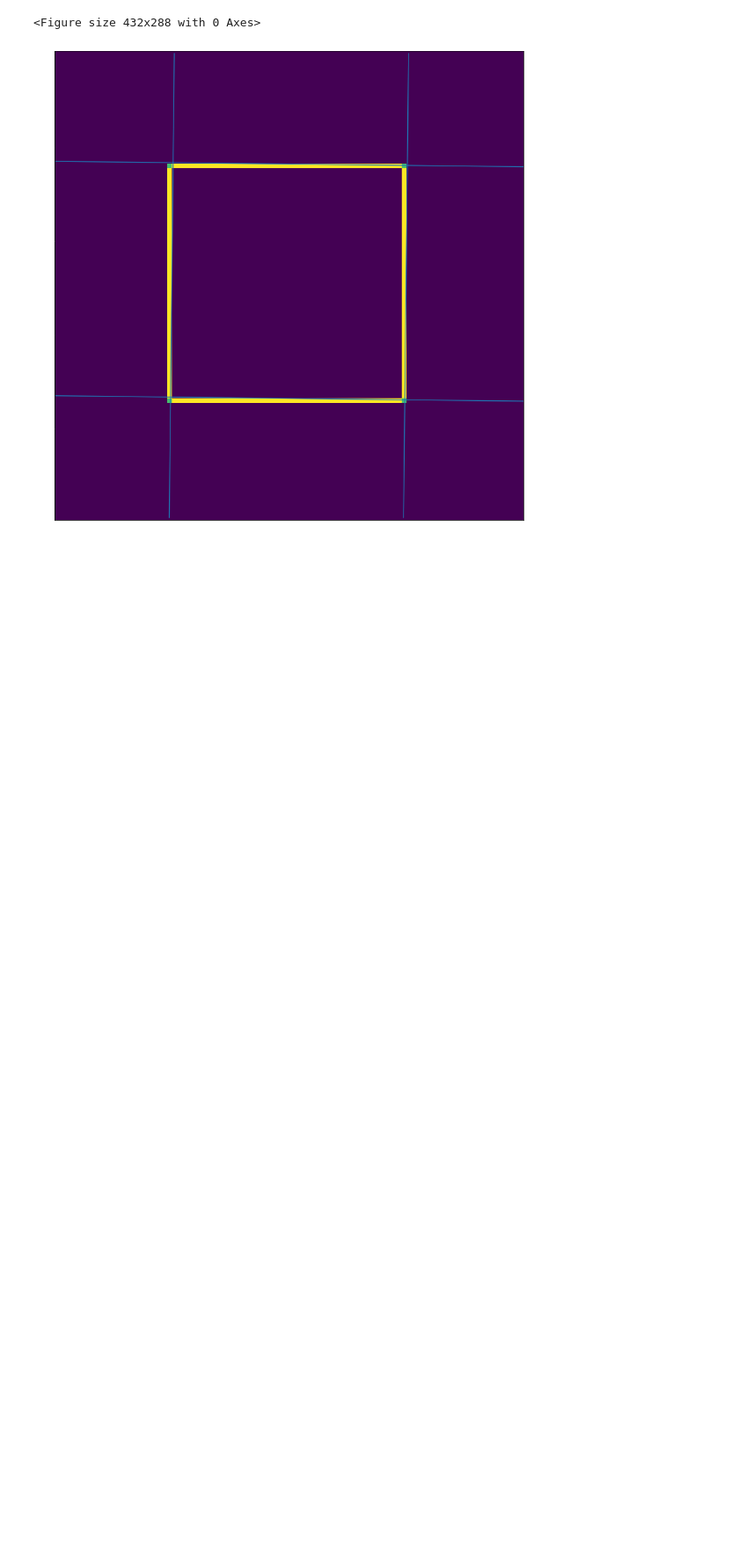
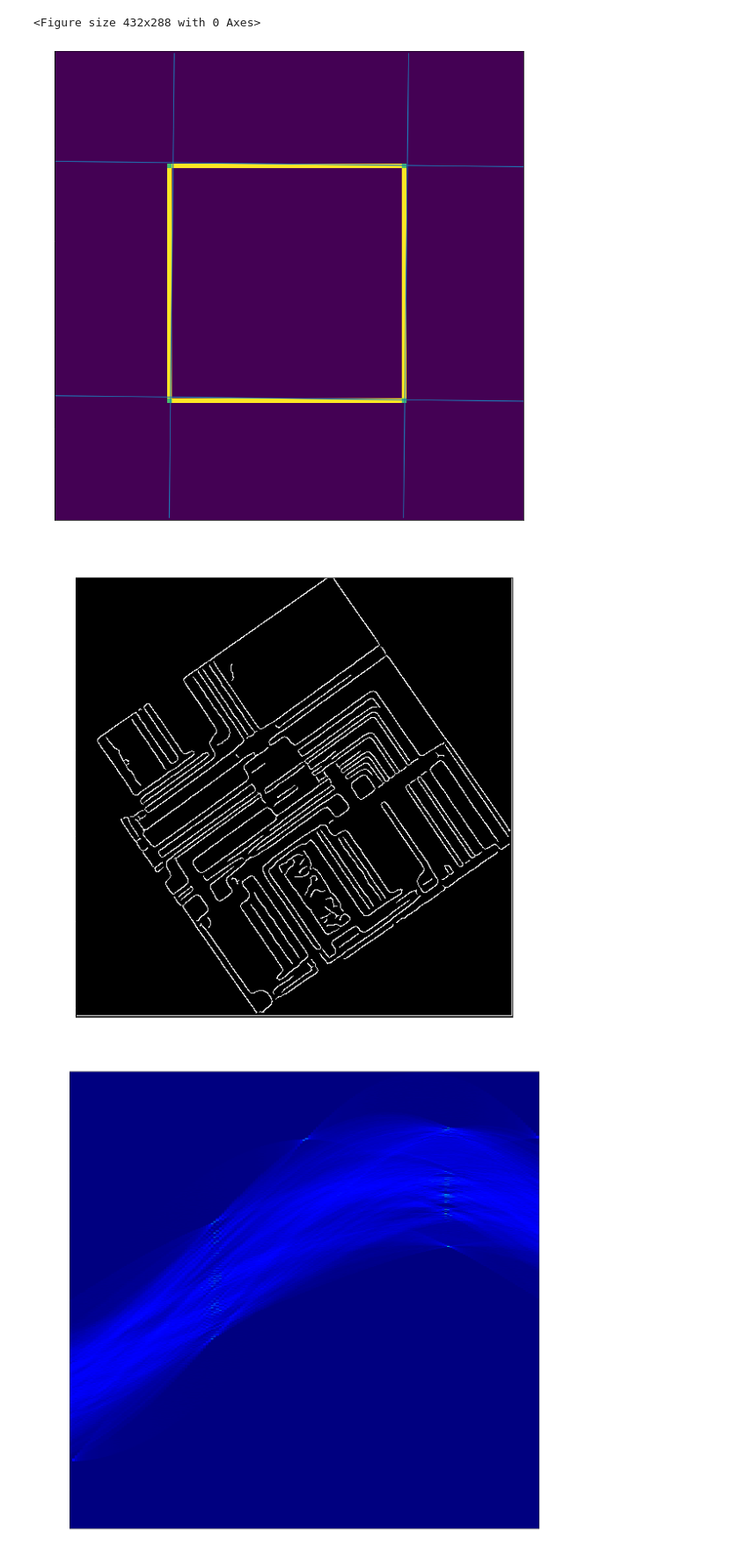
Before and after one commit to Cheshire1865/ComputerVision, a Jupyter notebook: 9_Houghova_transformacia.ipynb, the cells around one changed output. Shown at 88% size. Saved outputs shown, nothing was run; the diff lists cells and outputs as text; code cells hidden in the pictures; blank space fills up the shorter version.

```diff
--- a/9_Houghova_transformacia.ipynb
+++ b/9_Houghova_transformacia.ipynb
@@ -230,3 +230,36 @@ for peak in peaks:
 plt.show()
 # %% [output]
 [figure]
+# %%
+from skimage.color import rgb2gray, gray2rgb
+from skimage.draw import circle_perimeter
+from skimage.transform import hough_line, probabilistic_hough_line, hough_circle, hough_circle_peaks
+
+I = plt.imread('./imgs/Circuit.jpg')
+I_gray = rgb2gray(I)
+
+plt.figure(figsize=(20,20))
+plt.subplot(121)
+plt.imshow(I_gray, cmap='gray')
+plt.title("Povodny obrazok")
+
+plt.subplot(121)
+BW = feature.canny(I_gray, sigma = 2)
+plt.imshow(BW, cmap='gray')
+plt.title("detekovane hrany")
+
+H, T, R = hough_line(BW)
+plt.figure(figsize=(20, 20))
+plt.pcolor(T, R, H, cmap = "jet")
+plt.xlabel("theta")
+plt.ylabel("rho")
+plt.title("Houghov priestor")
+
+plt.figure(figsize=(10,10))
+lines = probabilistic_hough_line(BW, threshold= 60, line_length= 10, line_gap= 1)
+plt.imshow(I_gray, cmap='gray')
+for p0,p1 in lines:
+    plt.plot((p0[0], p1[0]), (p0[1], p1[1]), 'b-')
+# %% [output]
+[figure, added]
+[figure, added]
```
Also changed, not shown: parts of 3 cells of this notebook.
